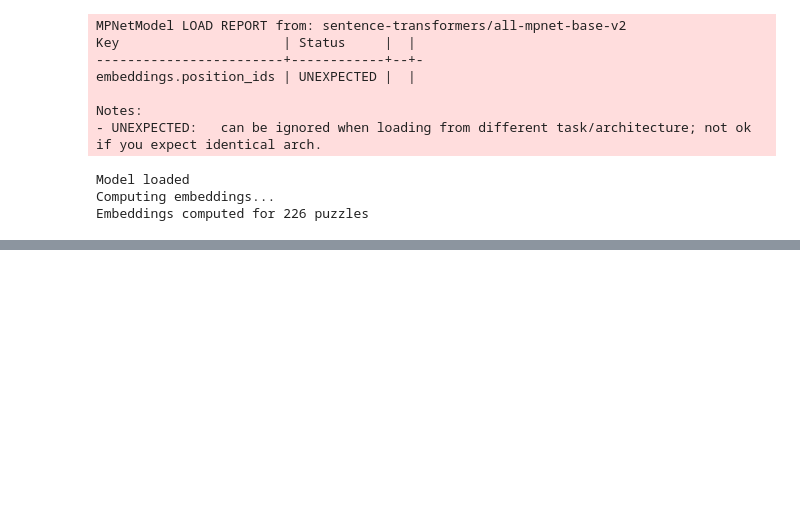
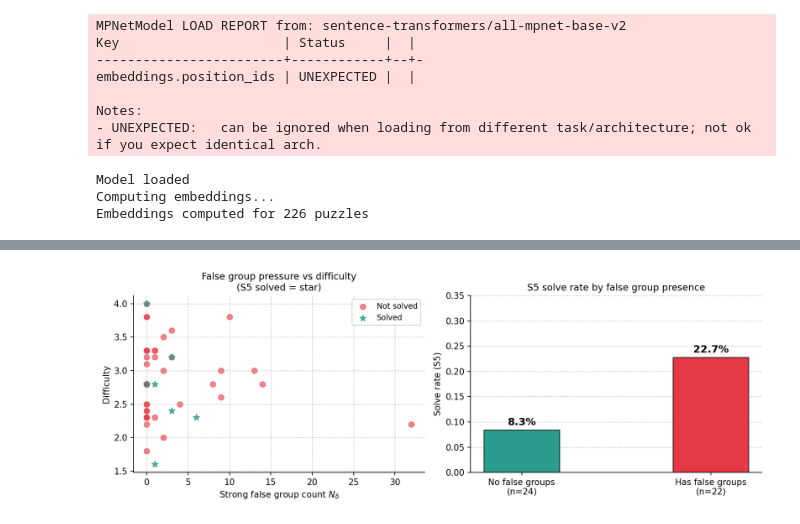
Before and after one commit to benburda/nyt-connections-thesis, a Jupyter notebook: notebooks/03_solver.ipynb, the cells around one changed output, grey strips where cells are left out. Saved outputs shown, nothing was run; the diff lists cells and outputs as text; code cells hidden in the pictures; blank space fills up the shorter version.

```diff
--- a/notebooks/03_solver.ipynb
+++ b/notebooks/03_solver.ipynb
@@ -883,0 +1019,90 @@ plt.show()
+# %%
+# ── Figure: False group pressure vs solver failure ────────────────────
+from itertools import combinations as combs
+
+def compute_false_group_stats(puzzle, delta=0.20):
+    words = puzzle["words"]
+    emb_array = np.array(puzzle["embeddings"])
+    word_to_emb = {w: emb_array[i] for i, w in enumerate(words)}
+    true_groups = [frozenset(g["members"]) for g in puzzle["groups"]]
+
+    true_cohesions = []
+    for g in puzzle["groups"]:
+        embs = np.array([word_to_emb[w] for w in g["members"]])
+        sims = cosine_similarity(embs)
+        n = len(embs)
+        c = sum(sims[i][j] for i in range(n) for j in range(i+1, n)) / (n*(n-1)/2)
+        true_cohesions.append(c)
+    tau = min(true_cohesions)
+
+    n_false = 0
+    best_gap = 0.0
+    for combo in combs(words, 4):
+        s = frozenset(combo)
+        if s in true_groups:
+            continue
+        embs = np.array([word_to_emb[w] for w in combo])
+        sims = cosine_similarity(embs)
+        n = len(embs)
+        c = sum(sims[i][j] for i in range(n) for j in range(i+1, n)) / (n*(n-1)/2)
+        if c >= tau + delta:
+            n_false += 1
+            best_gap = max(best_gap, c - tau)
+
+    return {"n_false": n_false, "best_gap": best_gap, "tau": tau}
+
+print("Computing false group stats for test puzzles...")
+false_stats = []
+for i, item in enumerate(test_precomputed):
+    stats = compute_false_group_stats(item["puzzle"])
+    stats["solved_s5"] = solved_s5[i]
+    stats["puzzle_id"] = item["puzzle"]["puzzle_id"]
+    stats["difficulty"] = item["puzzle"]["difficulty"]
+    false_stats.append(stats)
+
+false_df = pd.DataFrame(false_stats)
+print(f"Done — {len(false_df)} puzzles")
+print(f"Puzzles with false groups: {(false_df['n_false'] > 0).sum()}")
+print(f"\nSolve rate with false groups:    {false_df[false_df['n_false'] > 0]['solved_s5'].mean():.3f}")
+print(f"Solve rate without false groups: {false_df[false_df['n_false'] == 0]['solved_s5'].mean():.3f}")
+
+# ── Plot 1: N_delta vs solved/unsolved ────────────────────────────────
+fig, axes = plt.subplots(1, 2, figsize=(11, 4))
+
+solved_mask = false_df["solved_s5"].astype(bool)
+axes[0].scatter(false_df[~solved_mask]["n_false"],
+                false_df[~solved_mask]["difficulty"],
+                color="#E63946", alpha=0.6, s=40, label="Not solved")
+axes[0].scatter(false_df[solved_mask]["n_false"],
+                false_df[solved_mask]["difficulty"],
+                color="#2A9D8F", alpha=0.8, s=60, marker="*", label="Solved")
+axes[0].set_xlabel("Strong false group count $N_\\delta$")
+axes[0].set_ylabel("Difficulty")
+axes[0].set_title("False group pressure vs difficulty\n(S5 solved = star)", fontsize=11)
+axes[0].legend(fontsize=9)
+axes[0].yaxis.grid(True, linestyle="--", linewidth=0.7, alpha=0.7)
+axes[0].xaxis.grid(True, linestyle="--", linewidth=0.7, alpha=0.7)
+axes[0].set_axisbelow(True)
+
+# ── Plot 2: Solve rate by false group presence ────────────────────────
+categories_fg = ["No false groups\n(n={})".format((false_df["n_false"]==0).sum()),
+                 "Has false groups\n(n={})".format((false_df["n_false"]>0).sum())]
+solve_rates_fg = [
+    false_df[false_df["n_false"]==0]["solved_s5"].mean(),
+    false_df[false_df["n_false"]>0]["solved_s5"].mean()
+]
+
+axes[1].bar(categories_fg, solve_rates_fg,
+            color=["#2A9D8F", "#E63946"], edgecolor="black", linewidth=0.8, width=0.4)
+for i, val in enumerate(solve_rates_fg):
+    axes[1].text(i, val + 0.01, f"{val:.1%}", ha="center", fontsize=12, fontweight="bold")
+axes[1].set_ylabel("Solve rate (S5)")
+axes[1].set_title("S5 solve rate by false group presence", fontsize=11)
+axes[1].set_ylim(0, 0.35)
+axes[1].yaxis.grid(True, linestyle="--", linewidth=0.7, alpha=0.7)
+axes[1].set_axisbelow(True)
+
+plt.tight_layout()
+plt.savefig("../results/fig_false_group_vs_solver.png", dpi=150, bbox_inches="tight")
+plt.show()
+# %% [output]
@@ -883,0 +1115 @@ plt.show()
+[figure, added]
```
Also changed, not shown: parts of 46 cells of this notebook, 1 other file.
